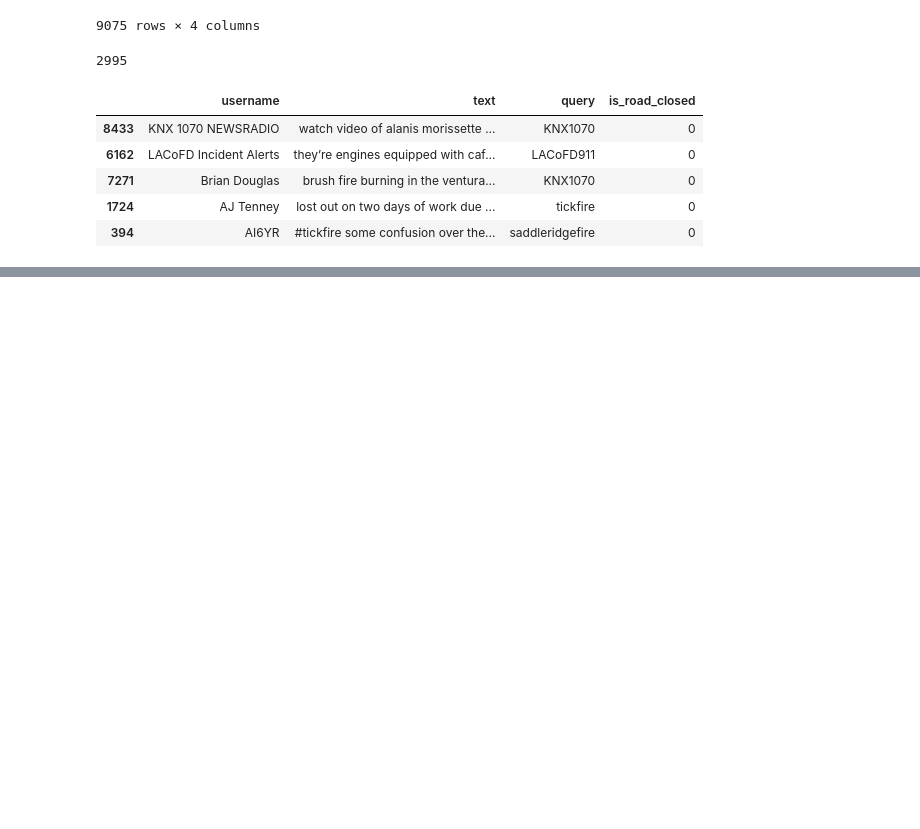
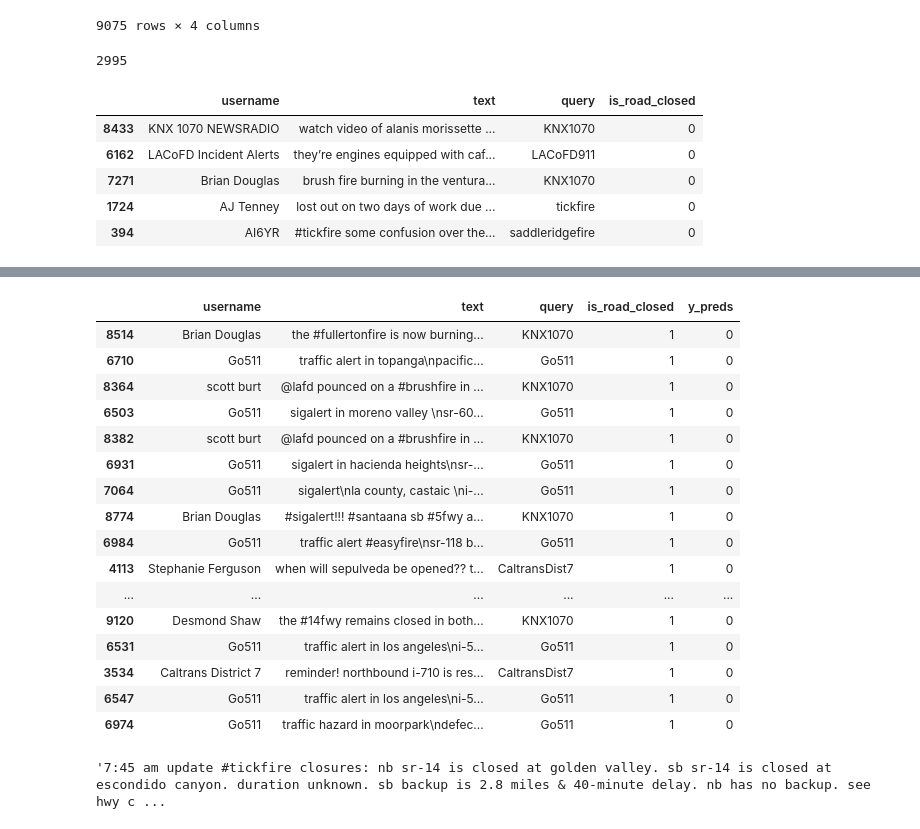
Before and after one commit to reneemarama/real_time_traffic, a Jupyter notebook: 4_Supervised_Unsupervised_Modeling.ipynb, the cells around one changed output, grey strips where cells are left out. Saved outputs shown, nothing was run; the diff lists cells and outputs as text; code cells hidden in the pictures; blank space fills up the shorter version.

```diff
--- a/4_Supervised_Unsupervised_Modeling.ipynb
+++ b/4_Supervised_Unsupervised_Modeling.ipynb
@@ -590,0 +564,29 @@ X_test_true_pos['text'][6957]
+# %%
+road_closed_true = (x_test_df['is_road_closed'] == 1)
+road_closed_pred = (x_test_df['y_preds'] == 0)
+
+X_test_false_neg = x_test_df[road_closed_true & road_closed_pred]
+# %%
+X_test_false_neg.head(20)
+# %% [output]
+|  | username | text | query | is_road_closed | y_preds |
+| 8514 | Brian Douglas | the #fullertonfire is now burning... | KNX1070 | 1 | 0 |
+| 6710 | Go511 | traffic alert in topanga\npacific... | Go511 | 1 | 0 |
+| 8364 | scott burt | @lafd pounced on a #brushfire in ... | KNX1070 | 1 | 0 |
+| 6503 | Go511 | sigalert in moreno valley \nsr-60... | Go511 | 1 | 0 |
+| 8382 | scott burt | @lafd pounced on a #brushfire in ... | KNX1070 | 1 | 0 |
+| 6931 | Go511 | sigalert in hacienda heights\nsr-... | Go511 | 1 | 0 |
+| 7064 | Go511 | sigalert\nla county, castaic \ni-... | Go511 | 1 | 0 |
+| 8774 | Brian Douglas | #sigalert!!! #santaana sb #5fwy a... | KNX1070 | 1 | 0 |
+| 6984 | Go511 | traffic alert #easyfire\nsr-118 b... | Go511 | 1 | 0 |
+| 4113 | Stephanie Ferguson | when will sepulveda be opened?? t... | CaltransDist7 | 1 | 0 |
+| ... | ... | ... | ... | ... | ... |
+| 9120 | Desmond Shaw | the #14fwy remains closed in both... | KNX1070 | 1 | 0 |
+| 6531 | Go511 | traffic alert in los angeles\ni-5... | Go511 | 1 | 0 |
+| 3534 | Caltrans District 7 | reminder! northbound i-710 is res... | CaltransDist7 | 1 | 0 |
+| 6547 | Go511 | traffic alert in los angeles\ni-5... | Go511 | 1 | 0 |
+| 6974 | Go511 | traffic hazard in moorpark\ndefec... | Go511 | 1 | 0 |
+# %%
+X_test_false_neg['text'][4340]
+# %% [output]
+'7:45 am update #tickfire closures: nb sr-14 is closed at golden valley. sb sr-14 is closed at escondido canyon. duration unknown. sb backup is 2.8 miles & 40-minute delay. nb has no backup. see hwy c ...
```
Also changed, not shown: parts of 56 cells of this notebook, 5 other files.
